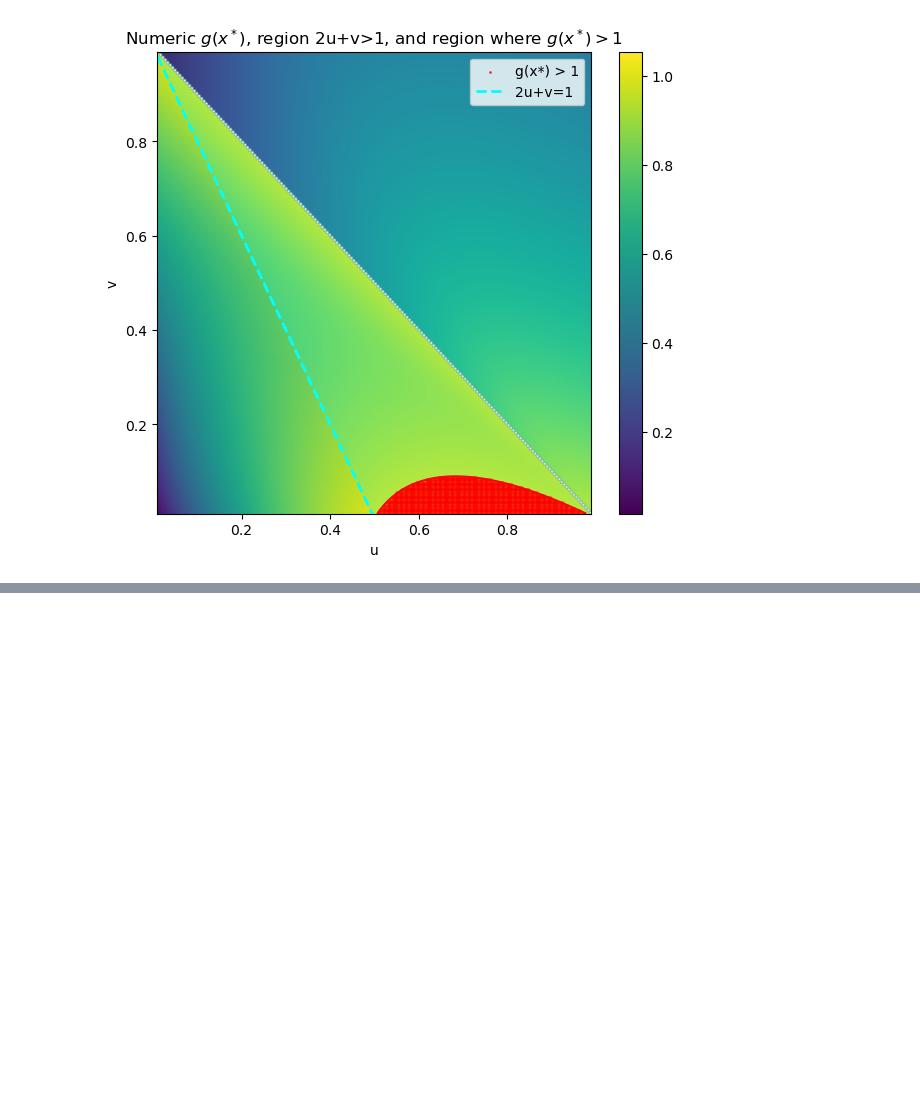
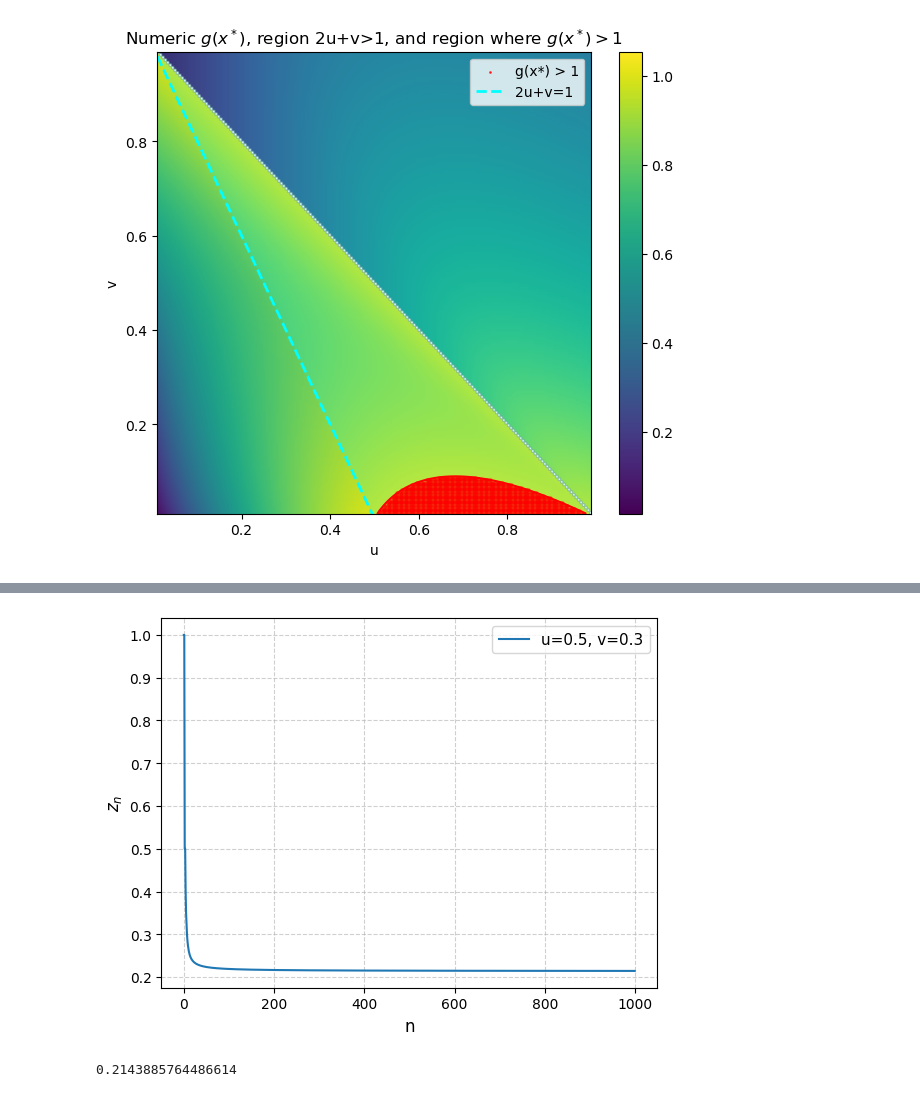
Before and after one commit to mintcd/m2-bezout, a Jupyter notebook: internship/src/local/notebooks/upperbound.ipynb, the cells around one changed output, grey strips where cells are left out. Drawn from its saved outputs; the diff is of its cells as text; code cells hidden in the pictures; blank space fills up the shorter version.

```diff
--- a/internship/src/local/notebooks/upperbound.ipynb
+++ b/internship/src/local/notebooks/upperbound.ipynb
@@ -149,0 +229,42 @@ Points with g(x*)>1 inside 2u+v>1: 875
+# %%
+def compute_zns(N, u, v):
+    """
+    Computes the first 'N' elements of the sequence z_n.
+    Initial conditions: z_0 = 1, z_1 = 1
+    """
+    z = np.zeros(N)
+    z[0] = 1.0
+    z[1] = 1.0
+
+    # Generate terms sequentially up to the requested count
+    for n in range(1, N - 1):
+        # Compute the convolution sum: \sum_{i=0}^{n-1} z_i * z_{n-1-i}
+        convolution = sum(z[i] * z[n - 1 - i] for i in range(n))
+
+        # Calculate the next term z_{n+1}
+        z_next = 1.0 - u - v + (v / n) * convolution
+        z[n + 1] = z_next
+
+    return z
+
+
+N = 1000
+
+u=0.5
+v=0.3
+
+
+z_values = compute_zns(N, u, v)
+
+plt.plot(range(len(z_values)), z_values, linestyle='-', label=f'u={u}, v={v}')
+
+plt.xlabel('n', fontsize=12)
+plt.ylabel('$z_n$', fontsize=12)
+plt.grid(True, linestyle='--', alpha=0.6)
+plt.legend(fontsize=11)
+plt.show()
+
+print(z_values[-1])
+# %% [output]
+[figure, added]
+0.2143885764486614
```
Also changed, not shown: parts of 4 cells of this notebook, 9 other files.
